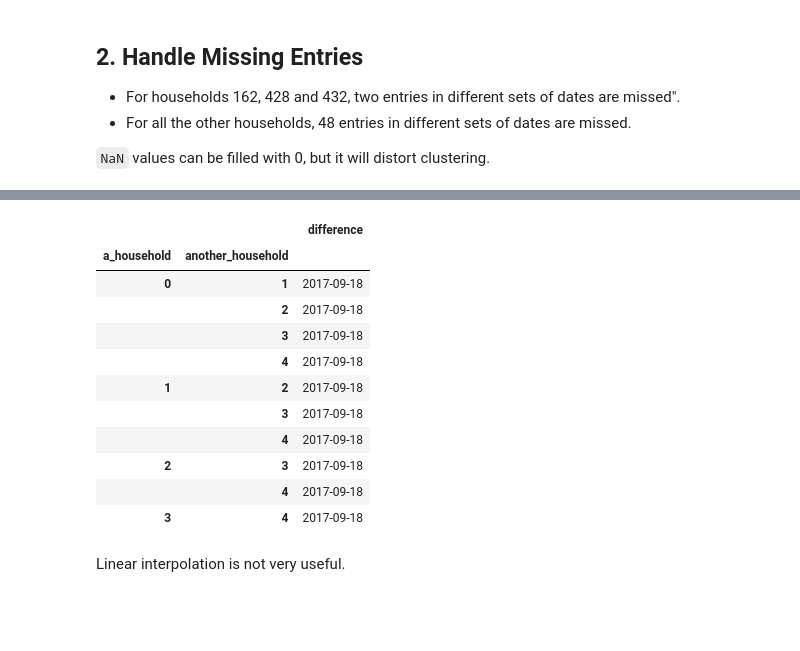
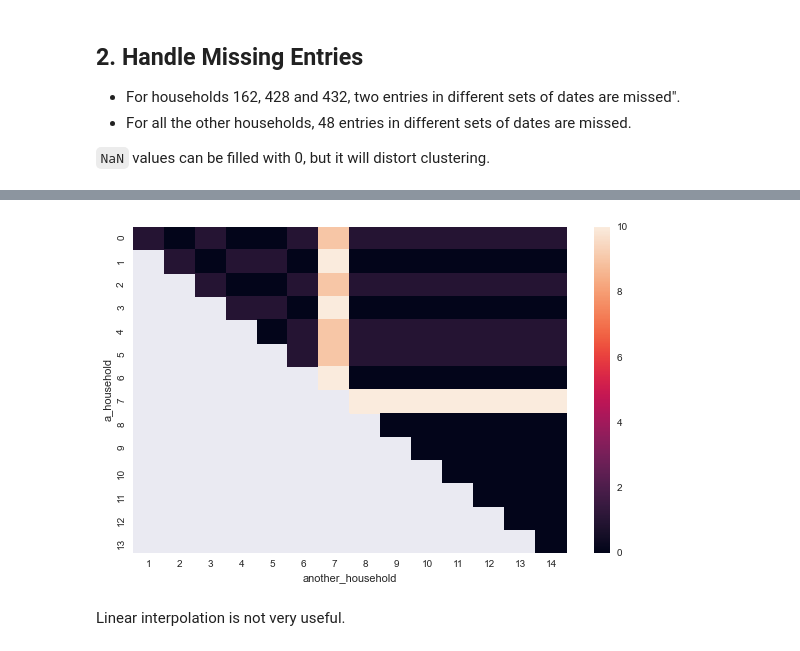
Before and after one commit to edxu96/elec_consumption, a Jupyter notebook: index.ipynb, the cells around one changed output, grey strips where cells are left out. Saved outputs shown, nothing was run; the diff lists cells and outputs as text; code cells hidden in the pictures; blank space fills up the shorter version.

```diff
--- a/index.ipynb
+++ b/index.ipynb
@@ -151,11 +149,12 @@ assert filt_dates_missing_set(df, 0).symmetric_difference(
 ) == {datetime.date(2017, 9, 18)}
 # %%
 #hide
-res = {}
-num_household = 5
-for h in range(num_household - 1):
-    for j in range(h+1, num_household):
-        diff = filt_dates_missing_set(df, 0).symmetric_difference(
-            filt_dates_missing_set(df, 1)
-        )
-        res[(h, j)] = list(diff)[0]
+with ContextTimer():
+    res = {}
+    num_household = 15
+    for h in range(num_household - 1):
+        for j in range(h+1, num_household):
+            diff = filt_dates_missing_set(df, h).symmetric_difference(
+                filt_dates_missing_set(df, j)
+            )
+            res[(h, j)] = len(diff)
@@ -162,24 +163,17 @@ for h in range(num_household - 1):
 # %%
 #hide
 df_dates = pd.DataFrame.from_dict(res, orient='index')
 df_dates.index = pd.MultiIndex.from_tuples(df_dates.index)
 df_dates.columns = ['difference']
 df_dates.index.names = ['a_household', 'another_household']
+
+# Untack to build a matrix.
+df_dates = df_dates.unstack()
+df_dates.columns = df_dates.columns.get_level_values(1)
+
+sns.heatmap(df_dates);
+# %% [output]
+[figure, added]
-# %%
-df_dates
-# %% [output]
-|  |  | difference |
-| a_household | another_household |  |
-| 0 | 1 | 2017-09-18 |
-|  | 2 | 2017-09-18 |
-|  | 3 | 2017-09-18 |
-|  | 4 | 2017-09-18 |
-| 1 | 2 | 2017-09-18 |
-|  | 3 | 2017-09-18 |
-|  | 4 | 2017-09-18 |
-| 2 | 3 | 2017-09-18 |
-|  | 4 | 2017-09-18 |
-| 3 | 4 | 2017-09-18 |
 # %% [markdown]
 Linear interpolation is not very useful.
 # %%
```
Also changed, not shown: parts of 10 cells of this notebook, 11 other files.
